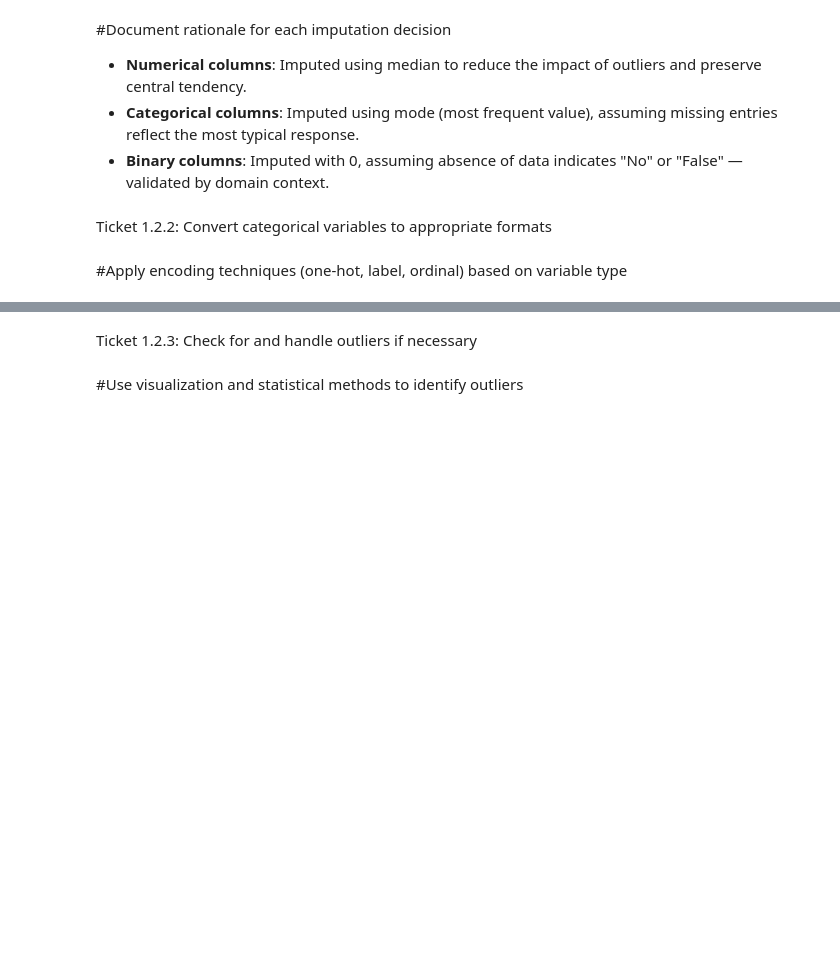
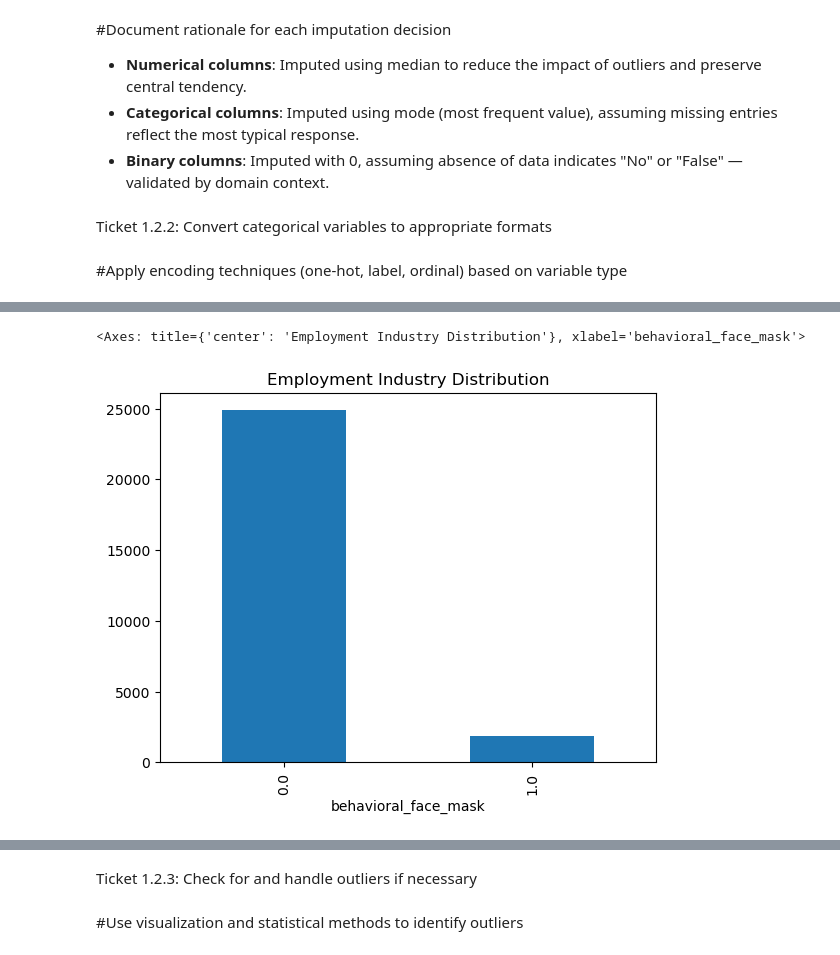
Before and after one commit to gulnamo01/Project-A_Data-Circle, a Jupyter notebook: notebooks/eda.ipynb, the cells around one changed output, grey strips where cells are left out. Drawn from its saved outputs; the diff is of its cells as text; code cells hidden in the pictures; blank space fills up the shorter version.

Commit message:
minor changes and  visualizations

```diff
--- a/notebooks/eda.ipynb
+++ b/notebooks/eda.ipynb
@@ -295,0 +312,6 @@ Ticket 1.2.2: Convert categorical variables to appropriate formats
+# %%
+# train_data['employment_industry'].value_counts().plot(kind='bar', title="Employment Industry Distribution")
+train_data['behavioral_face_mask'].value_counts().plot(kind='bar', title="Employment Industry Distribution")
+# %% [output]
+<Axes: title={'center': 'Employment Industry Distribution'}, xlabel='behavioral_face_mask'>
+[figure, added]
```
Also changed, not shown: parts of 13 cells of this notebook.
